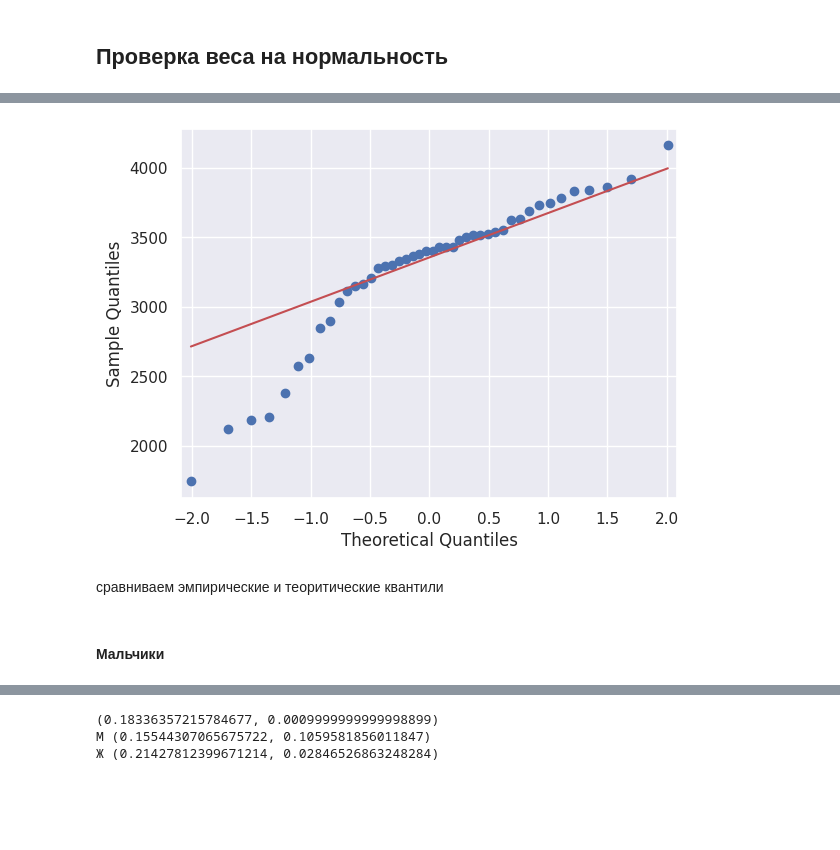
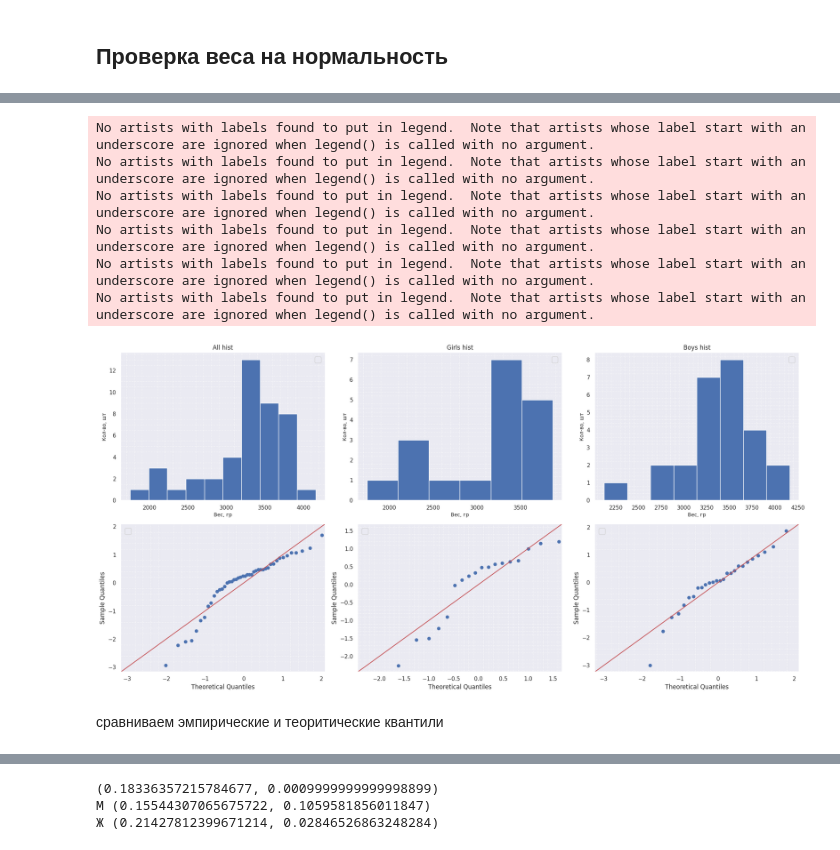
Before and after one commit to 9Neechan/spbu_studies, a Jupyter notebook: mat_statistics/MatStat2/1_babyboom.ipynb, the cells around one changed output, grey strips where cells are left out. Saved outputs shown, nothing was run; the diff lists cells and outputs as text; code cells hidden in the pictures; blank space fills up the shorter version.

```diff
--- a/mat_statistics/MatStat2/1_babyboom.ipynb
+++ b/mat_statistics/MatStat2/1_babyboom.ipynb
@@ -6,12 +6,10 @@ import pandas as pd
 import numpy as np
 import matplotlib.pyplot as plt
 %matplotlib inline
-import seaborn as sns
 import scipy.stats as st
-sns.set()
 
 cols = ['Time of birth', 'Sex', 'weight', 'Minutes after midnight']
-df = pd.read_fwf('babyboom.dat.txt', header=None, widths=[8, 11, 8, 8], names=cols)
+df = pd.read_fwf('datasets/babyboom.dat.txt', header=None, widths=[8, 11, 8, 8], names=cols)
 
 df.head()
 # %% [output]
@@ -26,5 +24,8 @@ df.head()
 # %%
 dfd = df.loc[(df['Sex'] == 1)]
 dfm = df.loc[(df['Sex'] == 2)]
+
+dfs = [df['weight'], dfd['weight'], dfm['weight'], df['weight'], dfd['weight'], dfm['weight']]
+titles = ['All hist', 'Girls hist', 'Boys hist', '', '', '']
 # %% [markdown]
 #### Графики
@@ -36,9 +32,39 @@ plt.hist(x=df['weight'], bins=40);
-# %%
-sm.qqplot(df['weight'], line='q')
-plt.show()
-# %% [output]
-[figure, removed]
+# %%
+def pl(c, ax):
+    ax.hist(x=dfs[c], bins='auto');
+    ax.set_xlabel(r'Вес, гр', fontsize=10)
+    ax.set_ylabel(r'Кол-во, шт', fontsize=10)
+    ax.set_title(titles[c])
+
+def pl2(ax, c):
+    sm.qqplot(st.zscore(dfs[c]), line='45', ax=ax)
+    ax.set_title(titles[c])
+
+fig, axes = plt.subplots(ncols=3, nrows=2, figsize=(20, 10))
+c = 0
+
+for idx, row in enumerate(axes):
+    for jdx, ax in enumerate(row):
+        if c < 3:
+            pl(c, ax)
+        else:
+            pl2(ax, c)
+        c+=1
+
+        ax.minorticks_on()
+        ax.legend(fontsize=16)
+        ax.grid(which='major')
+        ax.grid(which='minor', linestyle=':')
+
+fig.tight_layout()
+plt.show()
+# %% [output]
+No artists with labels found to put in legend.  Note that artists whose label start with an underscore are ignored when legend() is called with no argument.
+No artists with labels found to put in legend.  Note that artists whose label start with an underscore are ignored when legend() is called with no argument.
+No artists with labels found to put in legend.  Note that artists whose label start with an underscore are ignored when legend() is called with no argument.
+No artists with labels found to put in legend.  Note that artists whose label start with an underscore are ignored when legend() is called with no argument.
+No artists with labels found to put in legend.  Note that artists whose label start with an underscore are ignored when legend() is called with no argument.
+No artists with labels found to put in legend.  Note that artists whose label start with an underscore are ignored when legend() is called with no argument.
+[figure, added]
 # %% [markdown]
 сравниваем эмпирические и теоритические квантили
-# %% [markdown]
-#### Мальчики
```
Also changed, not shown: parts of 19 cells of this notebook, 42 other files.
